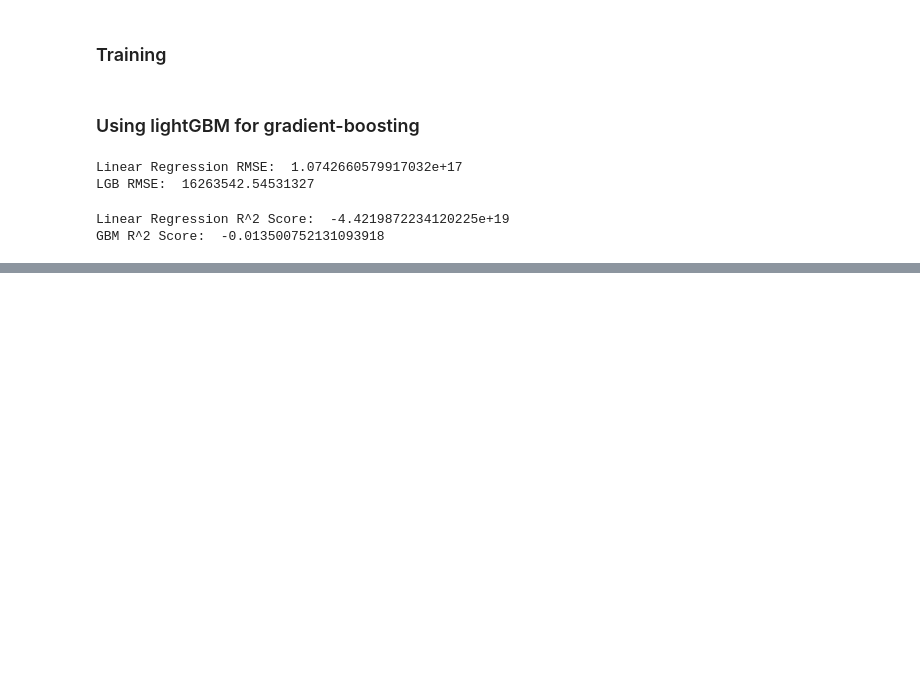
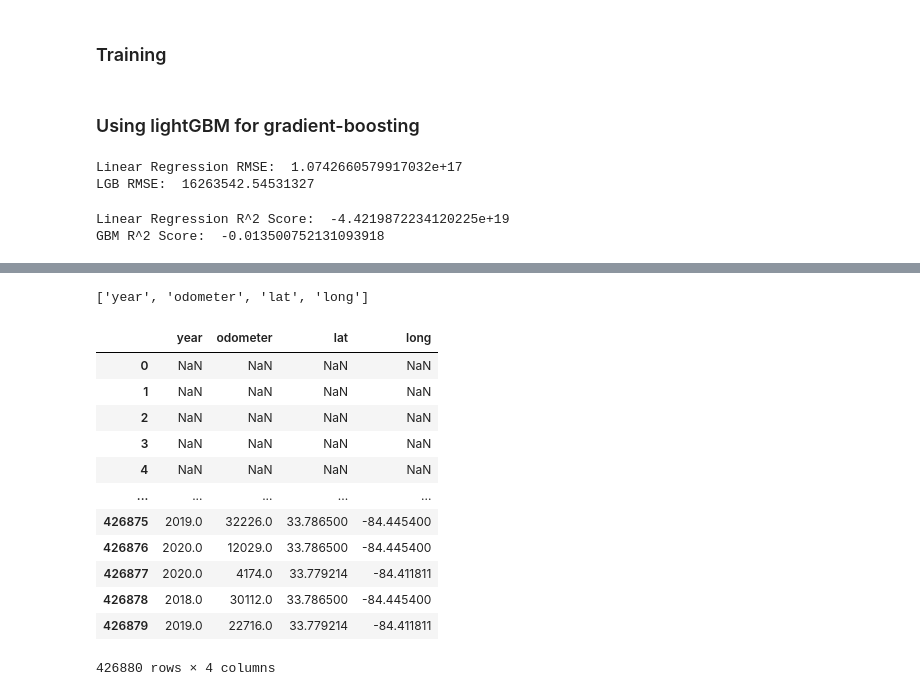
Before and after one commit to axiom9/vehicle_pricings, a Jupyter notebook: Predicting_used_car_prices.ipynb, the cells around one changed output, grey strips where cells are left out. Drawn from its saved outputs; the diff is of its cells as text; code cells hidden in the pictures; blank space fills up the shorter version.

```diff
--- a/Predicting_used_car_prices.ipynb
+++ b/Predicting_used_car_prices.ipynb
@@ -324,0 +339,23 @@ print('test')
+# %%
+num_attribs = ['year', 'odometer', 'lat', 'long']
+num_attribs
+# %% [output]
+['year', 'odometer', 'lat', 'long']
+# %%
+data_v2_num = data_v2[num_attribs].copy()
+# %%
+data_v2_num
+# %% [output]
+|  | year | odometer | lat | long |
+| 0 | NaN | NaN | NaN | NaN |
+| 1 | NaN | NaN | NaN | NaN |
+| 2 | NaN | NaN | NaN | NaN |
+| 3 | NaN | NaN | NaN | NaN |
+| 4 | NaN | NaN | NaN | NaN |
+| ... | ... | ... | ... | ... |
+| 426875 | 2019.0 | 32226.0 | 33.786500 | -84.445400 |
+| 426876 | 2020.0 | 12029.0 | 33.786500 | -84.445400 |
+| 426877 | 2020.0 | 4174.0 | 33.779214 | -84.411811 |
+| 426878 | 2018.0 | 30112.0 | 33.786500 | -84.445400 |
+| 426879 | 2019.0 | 22716.0 | 33.779214 | -84.411811 |
+426880 rows × 4 columns
```
Also changed, not shown: parts of 50 cells of this notebook.
